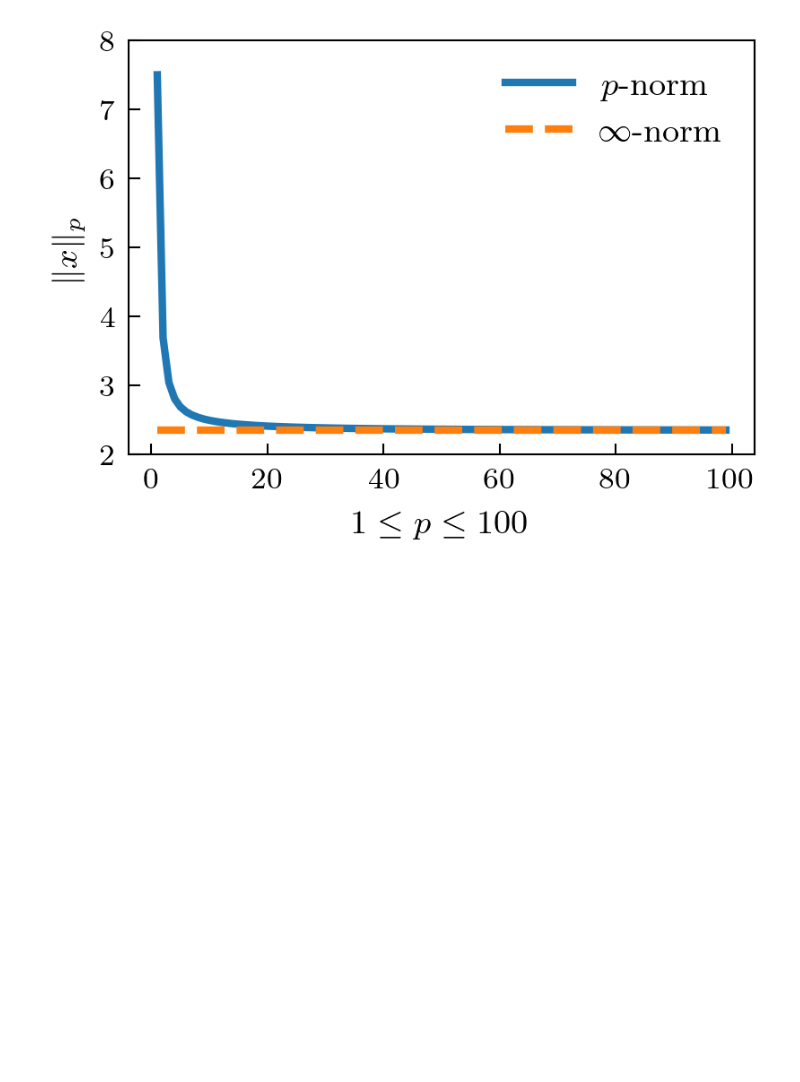
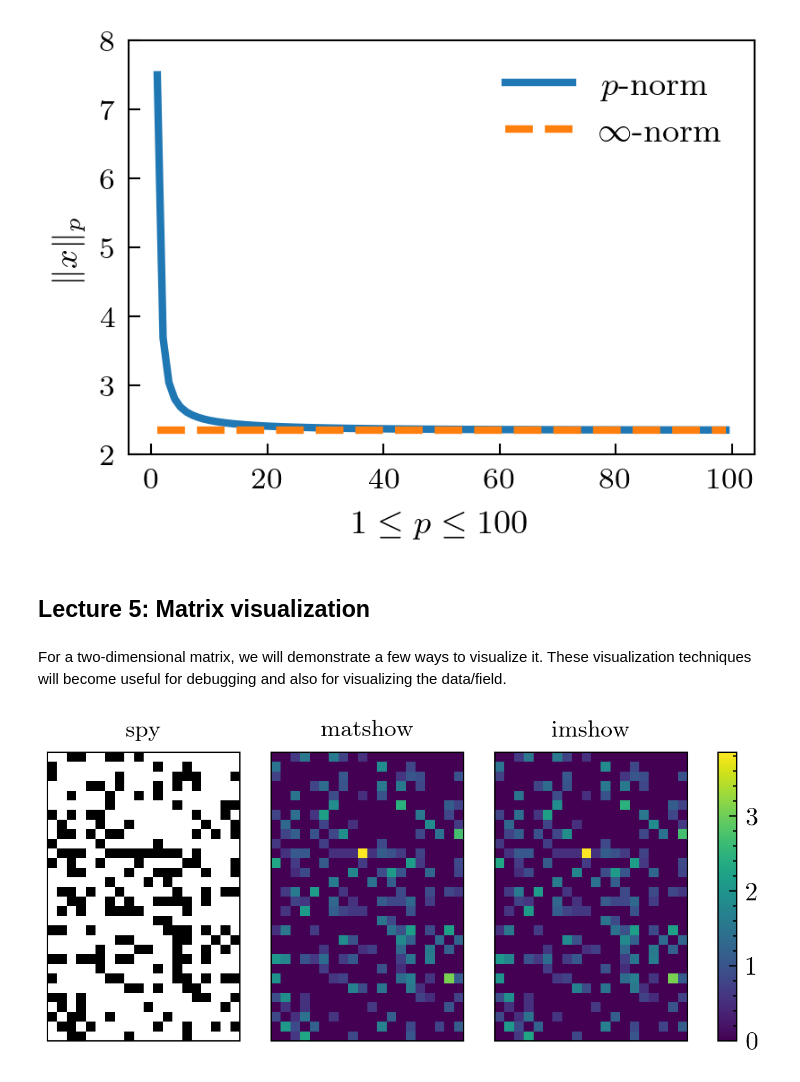
Before and after one commit to rycroft-group/math513, a Jupyter notebook: 0_fundamentals/0_fundamentals.ipynb, the cells around one changed output. Cells and saved outputs as stored; diff of their text form; code cells hidden in the pictures; blank space fills up the shorter version.

Commit message:
Add Lecture 5 examples

```diff
--- a/0_fundamentals/0_fundamentals.ipynb
+++ b/0_fundamentals/0_fundamentals.ipynb
@@ -281,3 +281,45 @@ ax.tick_params(axis='both', which='both', right=False, top=False)
 plt.show()
 # %% [output]
 [figure]
+# %% [markdown]
+## Lecture 5: Matrix visualization
+# %% [markdown]
+For a two-dimensional matrix, we will demonstrate a few ways to visualize it. These visualization techniques will become useful for debugging and also for visualizing the data/field.
+# %%
+# Create a random mxn matrix
+m = 30
+n = 20
+seed = 42
+np.random.seed(seed)  # set seed for reproducibility
+A = np.random.randn(m, n)  # random matrix with normal distribution
+# Set some entries to zero to make it sparse
+A[A < 0.5] = 0
+
+# Visualize matrix via different methods
+fig, axes = plt.subplots(1, 4, figsize=(4.75, 2), dpi=300,
+                         gridspec_kw={'width_ratios': [1, 1, 1, 0.1]})
+# spy will show the sparsity pattern
+axes[0].spy(A)
+# matshow will show the matrix as is
+axes[1].matshow(A, cmap='viridis')
+# imshow will also show the matrix as is
+im = axes[2].imshow(A, cmap='viridis')
+
+# Formatting
+# Add a colorbar for the imshow plot
+fig.colorbar(im, cax=axes[3])
+axes[0].set_title('spy', fontsize=9)
+axes[1].set_title('matshow', fontsize=9)
+axes[2].set_title('imshow', fontsize=9)
+# Prettify
+for a in axes[:3]:
+    a.set_xticks([])
+    a.set_yticks([])
+    a.tick_params(axis='both', which='major', labelsize=8)
+    a.tick_params(axis='both', which='minor', bottom=False, left=False)
+    a.tick_params(axis='both', which='both', right=False, top=False)
+# Save figure
+# plt.savefig('results/vizmat.pdf', bbox_inches='tight', transparent=True)
+plt.show()
+# %% [output]
+[figure, added]
```
Also changed, not shown: parts of 2 cells of this notebook, 1 other file.
